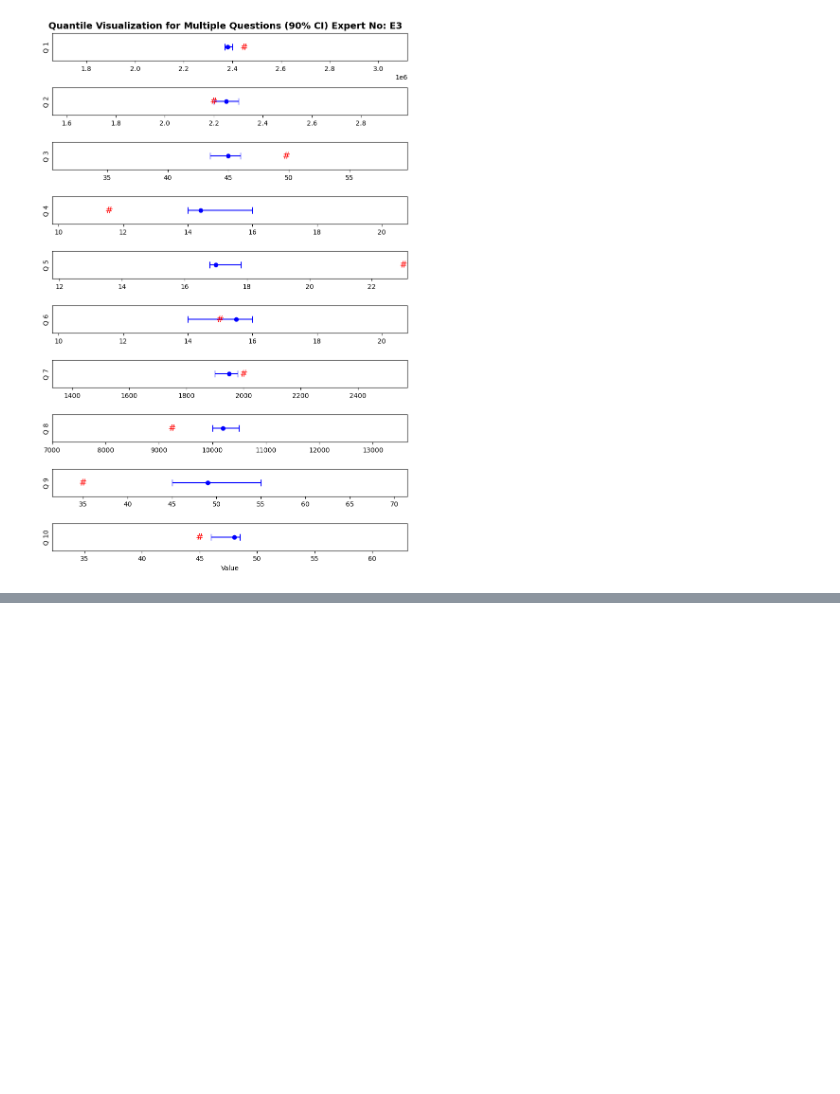
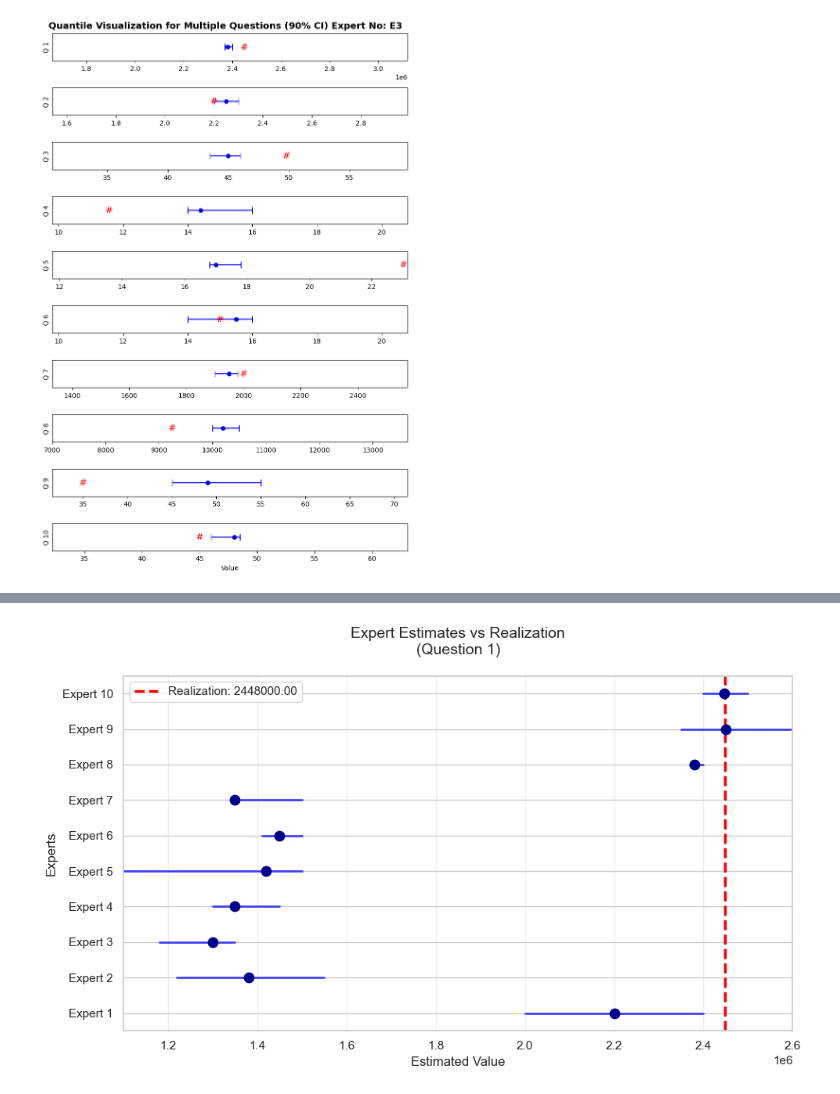
Before and after one commit to FARSHAD-SH/elicipy, a Jupyter notebook: plots.ipynb, the cells around one changed output, grey strips where cells are left out. Drawn from its saved outputs; the diff is of its cells as text; code cells hidden in the pictures; blank space fills up the shorter version.

```diff
--- a/plots.ipynb
+++ b/plots.ipynb
@@ -218,0 +325,43 @@ plt.show()
+# %%
+import seaborn as sns
+import matplotlib.pyplot as plt
+import numpy as np
+
+# Set up the plot
+sns.set(style="whitegrid")
+plt.figure(figsize=(10, 6))
+
+# Plot expert ranges and medians
+for i in range(10):
+    y_pos = i + 1
+
+    # Plot the range lines
+    plt.plot([lower_bounds[i], upper_bounds[i]], [y_pos, y_pos],
+             color='blue', alpha=0.7, linewidth=2)
+
+    # Plot median marker
+    plt.scatter(medians[i], y_pos, color='darkblue', s=80, zorder=3)
+
+# Plot realization line (red vertical line)
+plt.axvline(x=realization, color='red', linewidth=2.5, linestyle='--',
+            label=f'Realization: {realization:.2f}')
+
+# Add visual elements
+plt.xlim(min(lower_bounds + [realization]) - 0.5,
+         max(upper_bounds + [realization]) + 0.5)
+plt.ylim(0.5, 10.5)
+
+# Customize labels and titles
+plt.yticks(np.arange(1, 11), [f"Expert {i+1}" for i in range(10)])
+plt.xlabel("Estimated Value", fontsize=12)
+plt.ylabel("Experts", fontsize=12)
+plt.title("Expert Estimates vs Realization\n(Question 1)", fontsize=14, pad=20)
+
+# Add legend and grid
+plt.legend(loc='upper left', frameon=True)
+plt.grid(True, axis='x', alpha=0.3)
+
+plt.tight_layout()
+plt.show()
+# %% [output]
+[figure, added]
```
Also changed, not shown: parts of 8 cells of this notebook.
